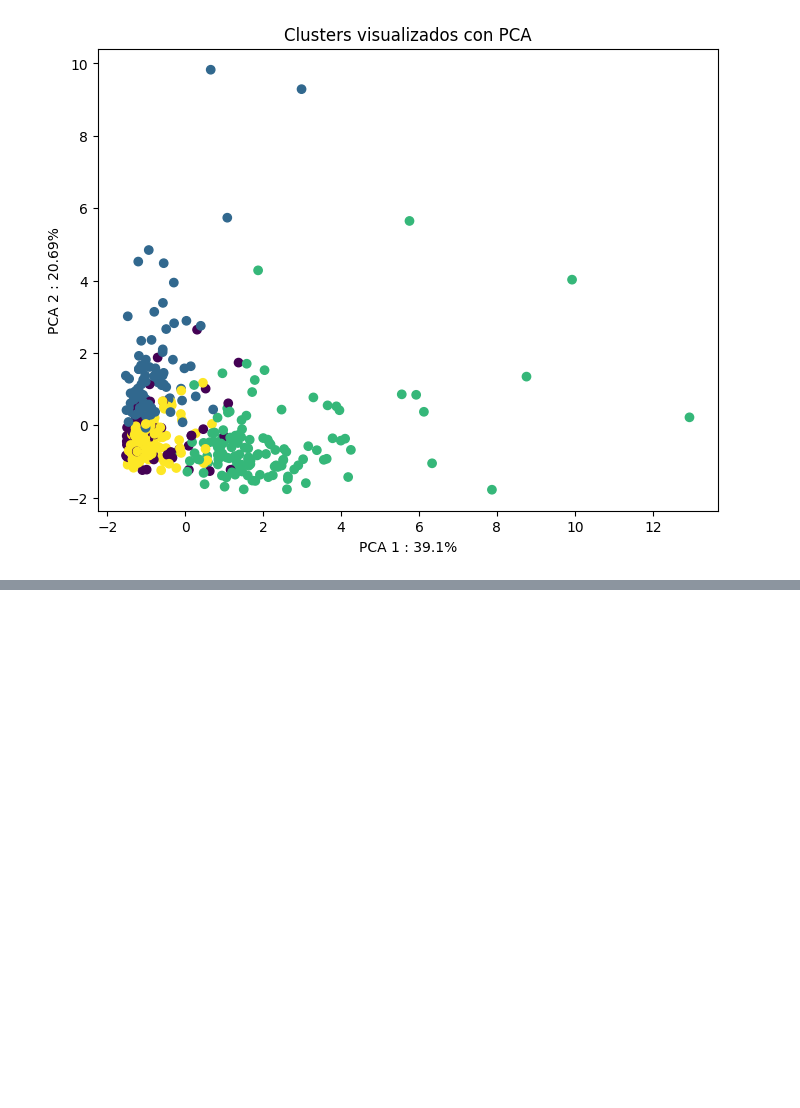
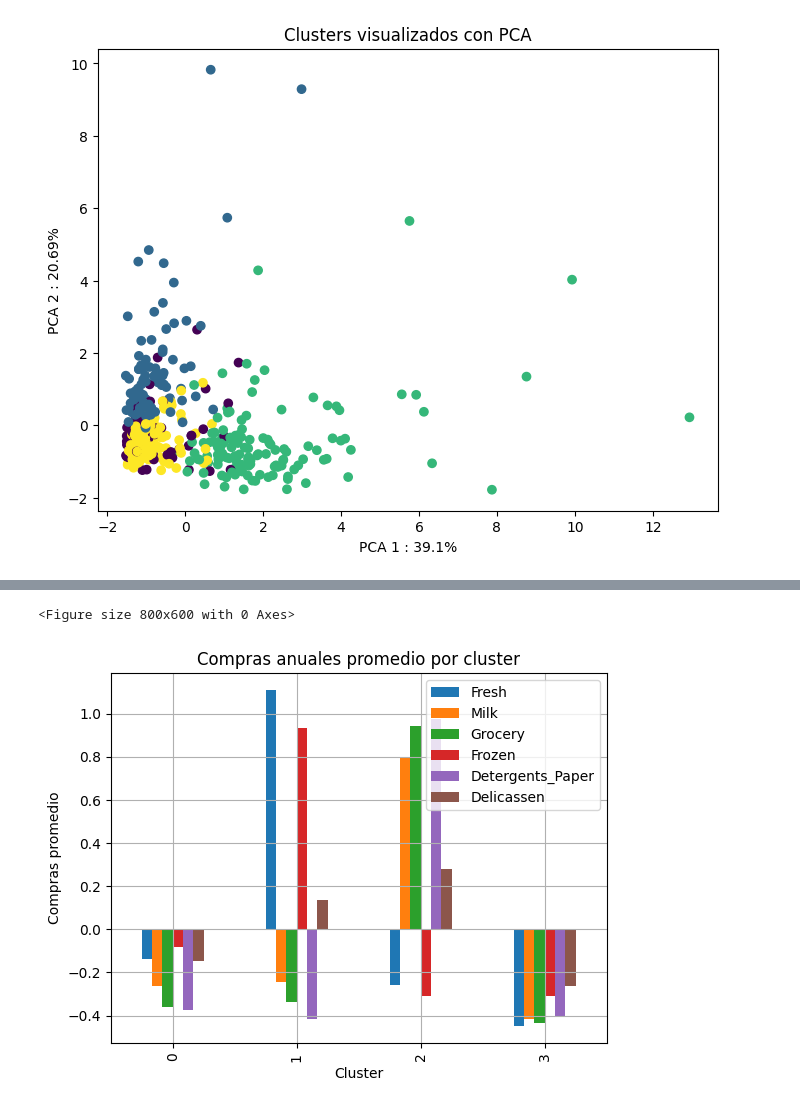
Before and after one commit to rsotelo14/practicos-analisis-de-datos, a Jupyter notebook: Entrega final/proyecto_final.ipynb, the cells around one changed output, grey strips where cells are left out. Cells and saved outputs as stored; diff of their text form; code cells hidden in the pictures; blank space fills up the shorter version.

```diff
--- a/Entrega final/proyecto_final.ipynb
+++ b/Entrega final/proyecto_final.ipynb
@@ -544,0 +563,17 @@ Coeficiente de silueta: 0.25197988988078585
+# %%
+# Obtener los datos agrupados por región
+grouped_by_region = df.groupby('Cluster').mean()
+
+# Eliminar la columna Channel
+grouped_by_region = grouped_by_region.drop(columns=['Region','Channel'])
+
+# Graficar los datos agrupados por región
+plt.figure(figsize=(8, 6))
+grouped_by_region.plot(kind='bar')
+plt.title('Compras anuales promedio por cluster')
+plt.ylabel('Compras promedio')
+plt.grid(True)
+plt.show()
+# %% [output]
+<Figure size 800x600 with 0 Axes>
+[figure, added]
```
Also changed, not shown: parts of 8 cells of this notebook.
